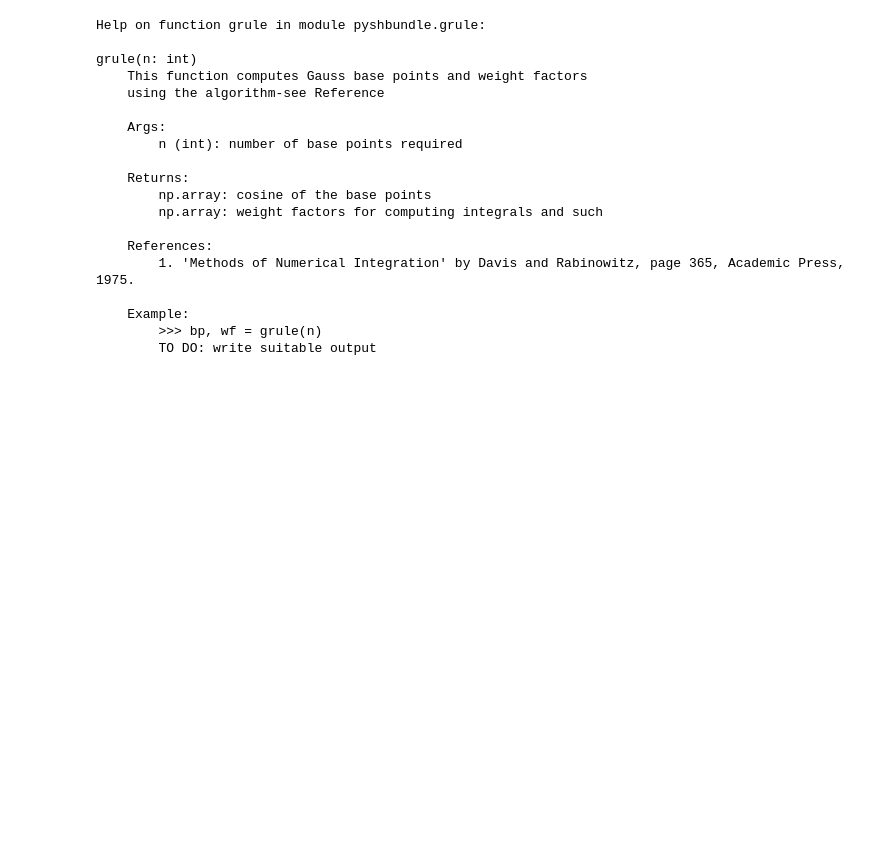
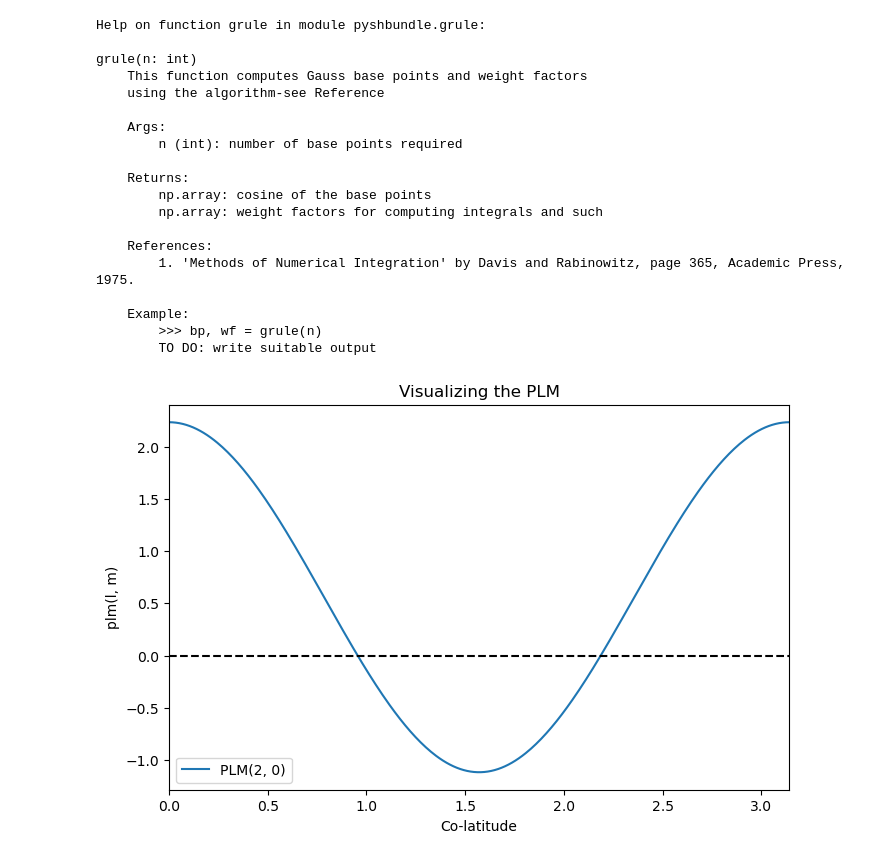
Before and after one commit to GESS-research-group/pyshbundle, a Jupyter notebook: notebooks/test_pyshbundle.ipynb, the cells around one changed output. Cells and saved outputs as stored; diff of their text form; code cells hidden in the pictures; blank space fills up the shorter version.

```diff
--- a/notebooks/test_pyshbundle.ipynb
+++ b/notebooks/test_pyshbundle.ipynb
@@ -975,4 +944,27 @@ grule(n: int)
     Example:
         >>> bp, wf = grule(n)
         TO DO: write suitable output
+# %%
+# the plm implementation using a co-latitude vector (geodetic use-case)
+l = np.zeros((1,1))
+l[0] = 2
+colatitude = np.deg2rad(np.arange(0, 180.5, 0.5))
+
+plm_2_0 = pyshbundle.plm.plm(l=l, m=0, thetaRAD=colatitude, nargin=1, nargout=1)
+
+# Plotting the plm
+fig, ax = plt.subplots(figsize=(8, 5))
+plt.plot((colatitude), plm_2_0[:, 0, 0], label="PLM(2, 0)")
+
+plt.hlines(y=0, xmin=0, xmax=3.14, linestyles='--', colors='k')
+plt.xlim([0, 3.14])
+plt.legend()
+
+plt.title("Visualizing the PLM")
+plt.xlabel("Co-latitude")
+plt.ylabel("plm(l, m)")
+
+plt.show()
+# %% [output]
+[figure, added]
 # %%
```
Also changed, not shown: parts of 23 cells of this notebook.
